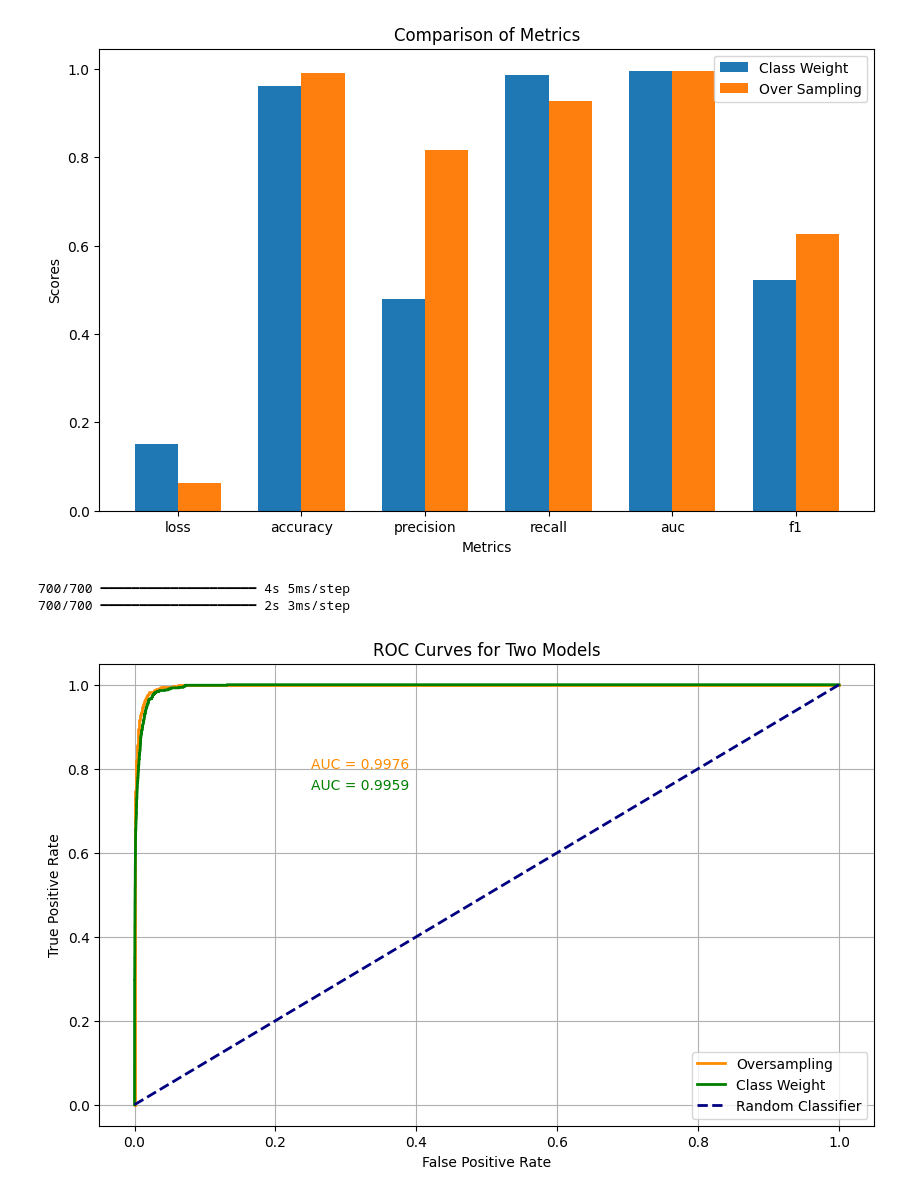
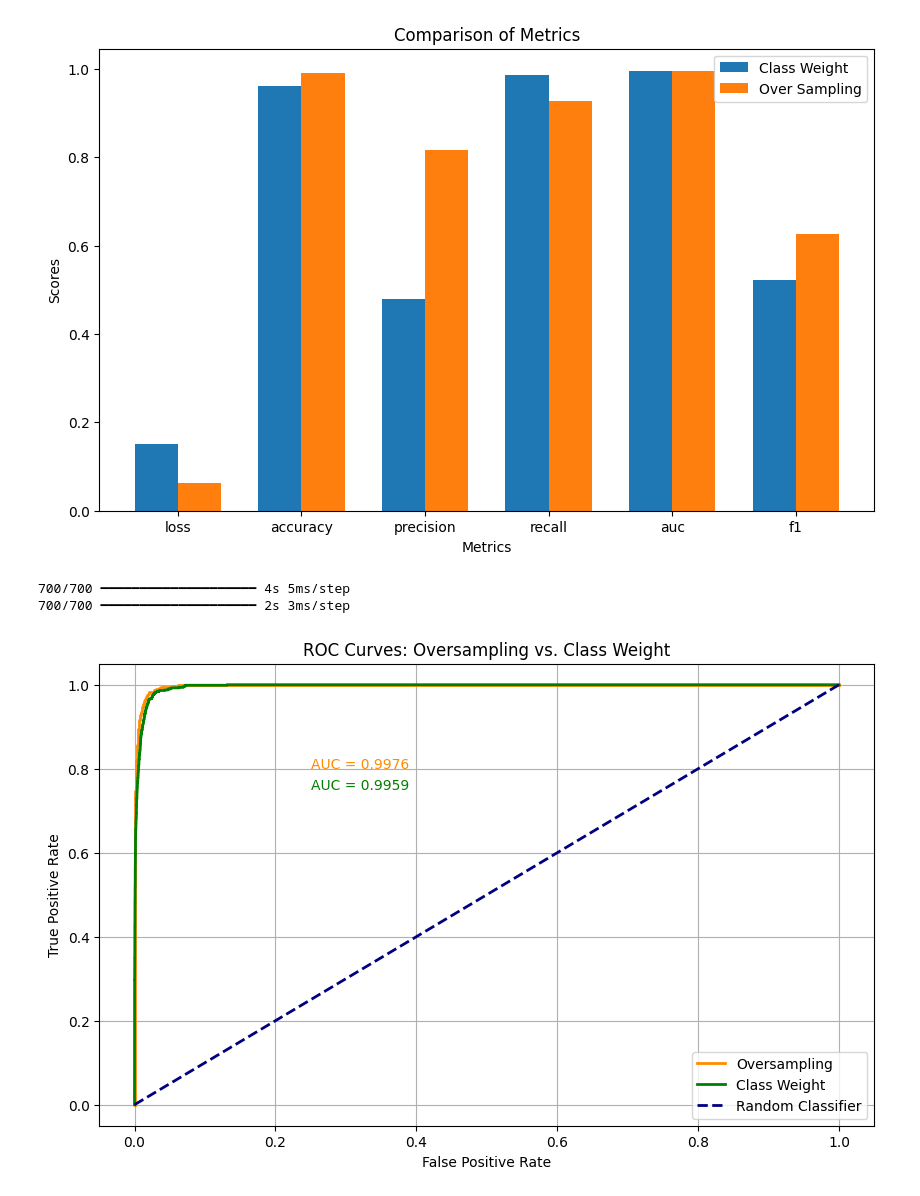
Before and after one commit to rischiboy/ProteinActivity, a Jupyter notebook: src/model_evaluation.ipynb, the cells around one changed output. Cells and saved outputs as stored; diff of their text form; code cells hidden in the pictures.

```diff
--- a/src/model_evaluation.ipynb
+++ b/src/model_evaluation.ipynb
@@ -485,32 +483,32 @@ plt.figure(figsize=(10, 6))
 y_pred_oversampling = best_oversampling_model.predict(X_val)
 
 fpr, tpr, thresholds = roc_curve(y_val, y_pred_oversampling)
 roc_auc = auc(fpr, tpr)
 
 plt.plot(fpr, tpr, color='darkorange', lw=2, label='Oversampling')
 plt.text(0.25, 0.8, f"AUC = {roc_auc:.4f}", color="darkorange")
 
 # Plot the ROC curve for the class weight model
 y_pred_class_weight = class_weight_model.predict(X_val)
 
 fpr, tpr, thresholds = roc_curve(y_val, y_pred_class_weight)
 roc_auc = auc(fpr, tpr)
 
 plt.plot(fpr, tpr, color='green', lw=2, label='Class Weight')
 plt.text(0.25, 0.75, f"AUC = {roc_auc:.4f}", color="green")
 
 # Plot the random classifier line
 plt.plot([0, 1], [0, 1], color="navy", lw=2, linestyle="--", label="Random Classifier")
 
 
 # Add plot details
-plt.title("ROC Curves for Two Models")
+plt.title("ROC Curves: Oversampling vs. Class Weight")
 plt.xlabel("False Positive Rate")
 plt.ylabel("True Positive Rate")
 plt.legend(loc="lower right")
 plt.grid()
 plt.show()
 # %% [output]
 700/700 ━━━━━━━━━━━━━━━━━━━━ 4s 5ms/step
 700/700 ━━━━━━━━━━━━━━━━━━━━ 2s 3ms/step
-[figure, old version]
+[figure, new version]
```
Also changed, not shown: parts of 5 cells of this notebook, 1 other file.
